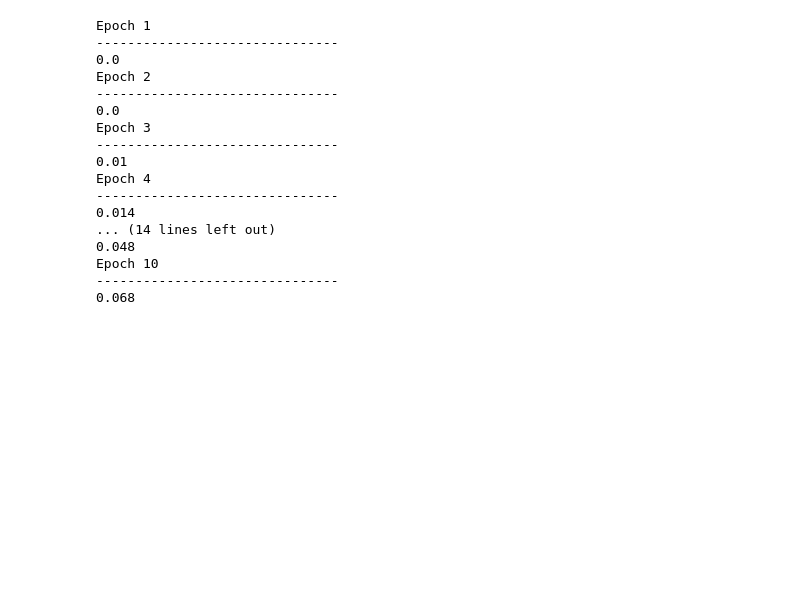
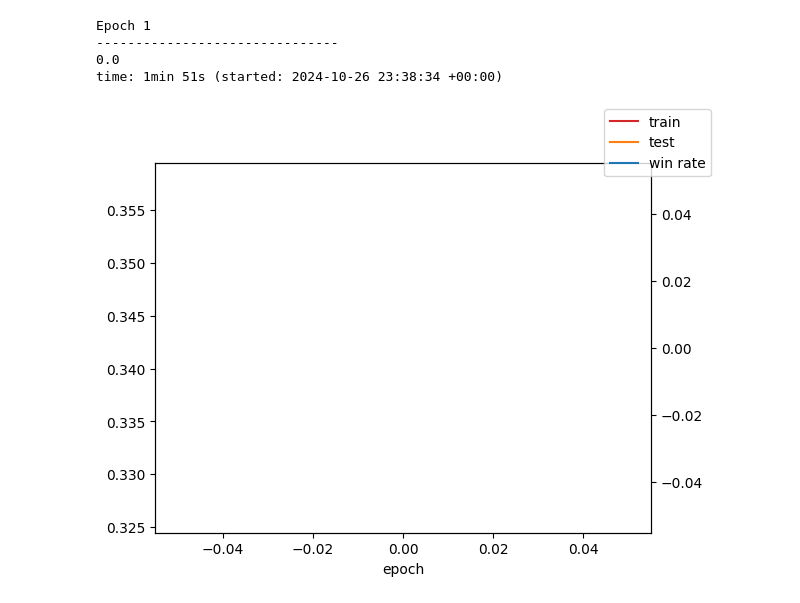
Before and after one commit to ClaudioPaterniti/MineSweeperLearning, a Jupyter notebook: train.ipynb, the cells around one changed output. Saved outputs shown, nothing was run; the diff lists cells and outputs as text; code cells hidden in the pictures; blank space fills up the shorter version.

```diff
--- a/train.ipynb
+++ b/train.ipynb
@@ -58,27 +88,42 @@ train_dataloader = DataLoader(training_data, batch_size)
 # %%
-epochs = 10
+epochs = 1
+stop_if_no_max_after = 2
+max_win_rate, argmax_t = 0, 0
 for t in range(epochs):
     print(f"Epoch {t+1}\n-------------------------------")
-    model.train(train_dataloader, optimizer)
-    player.play(test)
-    print(test.win_rate())
-    test.reset()
-    test.open(zeros)
+    train_loss.append(model.train(train_dataloader, optimizer))
+    player.play(test_games)
+    win_rate.append(test_games.win_rate())
+    print(win_rate[-1])
+    test_games.reset()
+    test_games.open(zeros)
+    test_loss.append(model.test(test_dataloader))
+    if stop_if_no_max_after > 0:
+      max_win_rate = max(max_win_rate, win_rate[-1])
+      if win_rate[-1] > max_win_rate - 0.01:
+        argmax_t = t
+      elif t - argmax_t >= stop_if_no_max_after:
+          break
 # %% [output]
 Epoch 1
 -------------------------------
 0.0
-Epoch 2
--------------------------------
-0.0
-Epoch 3
--------------------------------
-0.01
-Epoch 4
--------------------------------
-0.014
-... (14 lines left out)
-0.048
-Epoch 10
--------------------------------
-0.068
+time: 1min 51s (started: 2024-10-26 23:38:34 +00:00)
+# %%
+import matplotlib.pyplot as plt
+
+fig, ax1 = plt.subplots()
+ax1.set_xlabel('epoch')
+
+ax1.plot(train_loss, color='tab:red', label = 'train')
+ax1.plot(test_loss, color='tab:orange', label = 'test')
+
+ax2 = ax1.twinx()  # instantiate a second Axes that shares the same x-axis
+
+color = 'tab:blue'
+ax2.plot(win_rate, color=color, label = 'win rate')
+
+fig.legend(loc="upper right")
+plt.show()
+# %% [output]
+[figure, added]
```
Also changed, not shown: parts of 18 cells of this notebook, 3 other files.
